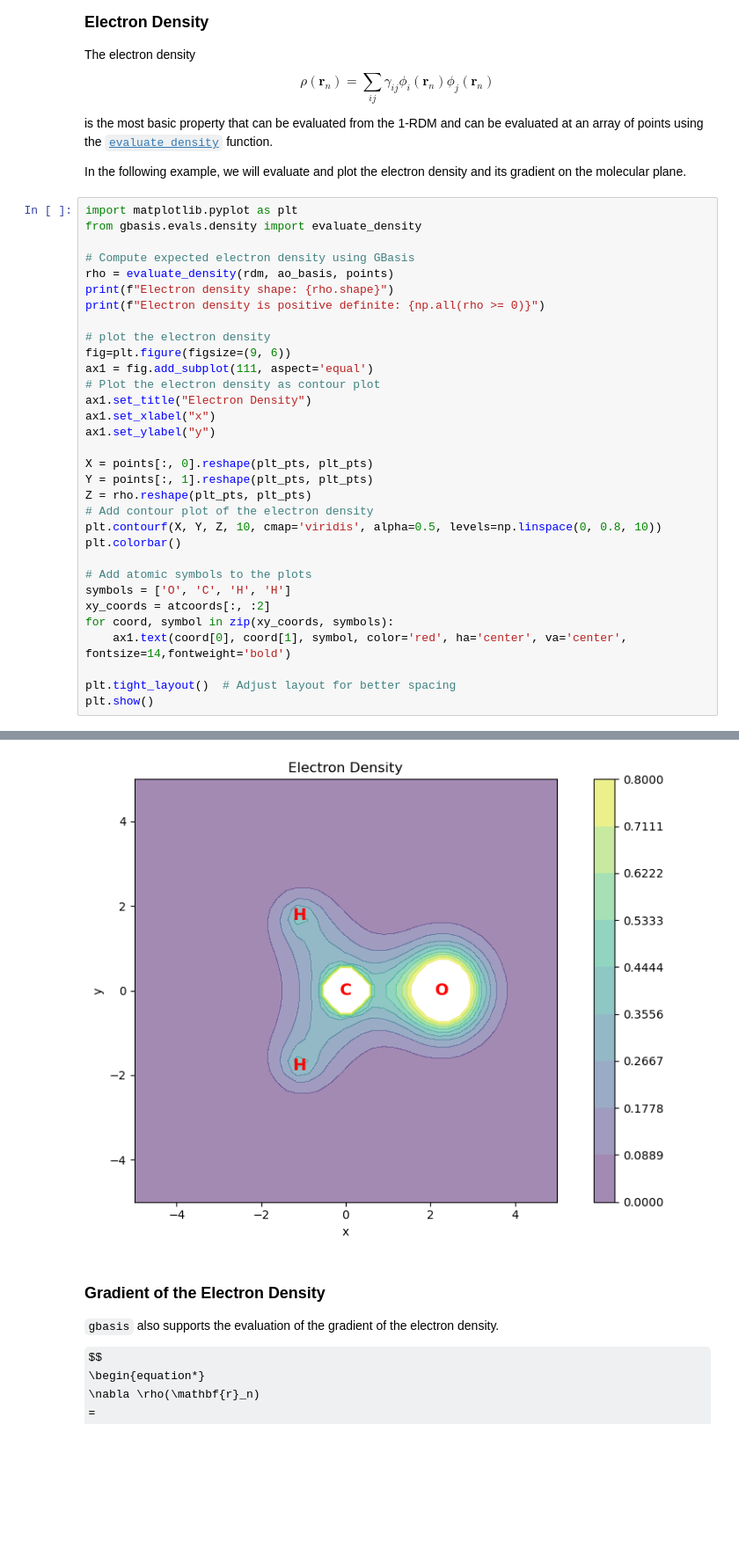
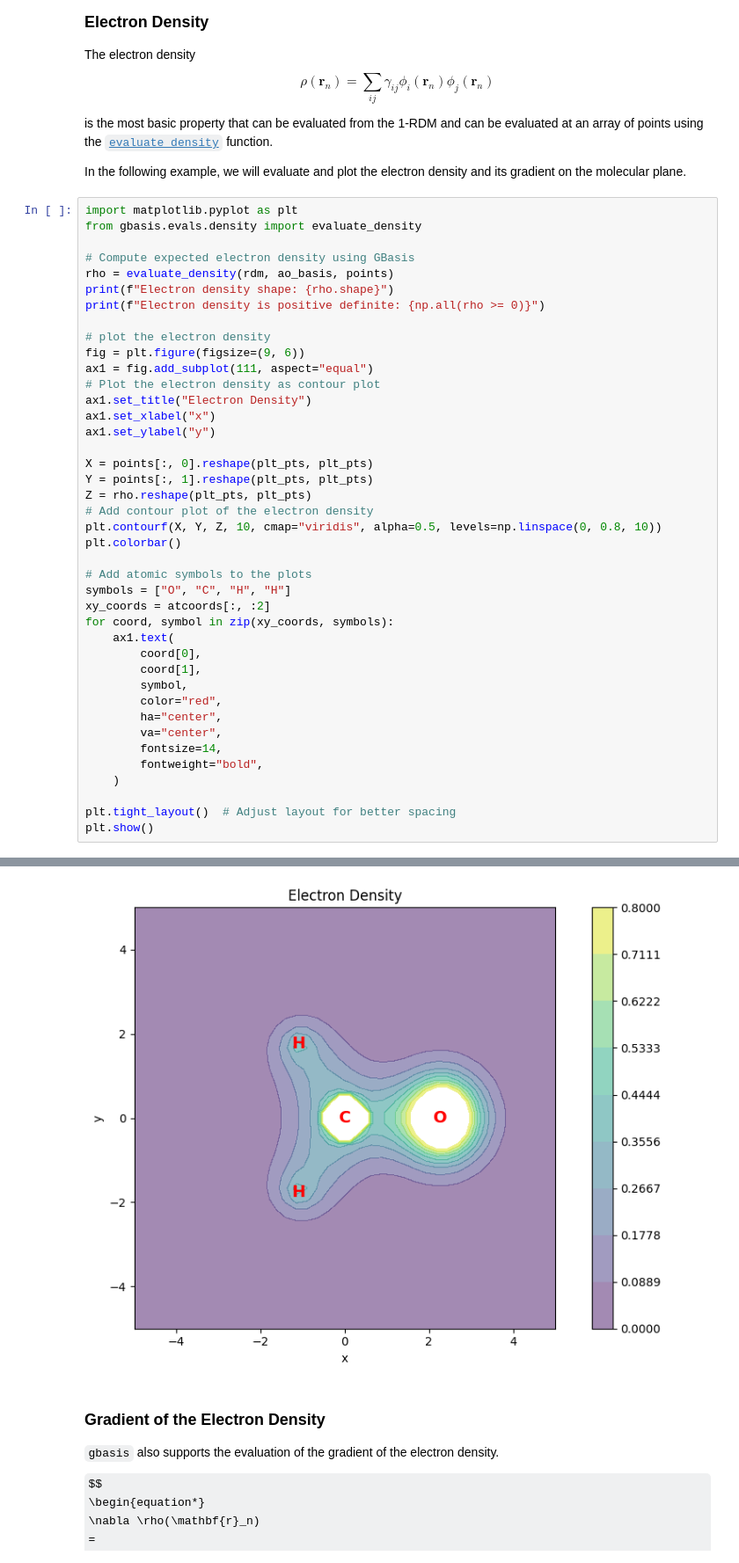
Before and after one commit to theochem/gbasis, a Jupyter notebook: notebooks/tutorial/Evaluations_electron_density.ipynb, the cells around one changed output, grey strips where cells are left out. Shown at 88% size. Cells and saved outputs as stored; diff of their text form; some formulas as TeX source; blank space fills up the shorter version.

```diff
--- a/notebooks/tutorial/Evaluations_electron_density.ipynb
+++ b/notebooks/tutorial/Evaluations_electron_density.ipynb
@@ -86,39 +86,48 @@ In the following example, we will evaluate and plot the electron density and its
 # %%
 import matplotlib.pyplot as plt
 from gbasis.evals.density import evaluate_density
 
 # Compute expected electron density using GBasis
 rho = evaluate_density(rdm, ao_basis, points)
 print(f"Electron density shape: {rho.shape}")
 print(f"Electron density is positive definite: {np.all(rho >= 0)}")
 
 # plot the electron density
-fig=plt.figure(figsize=(9, 6))
-ax1 = fig.add_subplot(111, aspect='equal')
+fig = plt.figure(figsize=(9, 6))
+ax1 = fig.add_subplot(111, aspect="equal")
 # Plot the electron density as contour plot
 ax1.set_title("Electron Density")
 ax1.set_xlabel("x")
 ax1.set_ylabel("y")
 
 X = points[:, 0].reshape(plt_pts, plt_pts)
 Y = points[:, 1].reshape(plt_pts, plt_pts)
 Z = rho.reshape(plt_pts, plt_pts)
 # Add contour plot of the electron density
-plt.contourf(X, Y, Z, 10, cmap='viridis', alpha=0.5, levels=np.linspace(0, 0.8, 10))
+plt.contourf(X, Y, Z, 10, cmap="viridis", alpha=0.5, levels=np.linspace(0, 0.8, 10))
 plt.colorbar()
 
 # Add atomic symbols to the plots
-symbols = ['O', 'C', 'H', 'H']
+symbols = ["O", "C", "H", "H"]
 xy_coords = atcoords[:, :2]
 for coord, symbol in zip(xy_coords, symbols):
-    ax1.text(coord[0], coord[1], symbol, color='red', ha='center', va='center', fontsize=14,fontweight='bold')
+    ax1.text(
+        coord[0],
+        coord[1],
+        symbol,
+        color="red",
+        ha="center",
+        va="center",
+        fontsize=14,
+        fontweight="bold",
+    )
 
 plt.tight_layout()  # Adjust layout for better spacing
 plt.show()
 # %% [output]
 Electron density shape: (1600,)
 Electron density is positive definite: True
-[figure, old version]
+[figure, new version]
 # %% [markdown]
 ### Gradient of the Electron Density
 
```
Also changed, not shown: parts of 5 cells of this notebook.
